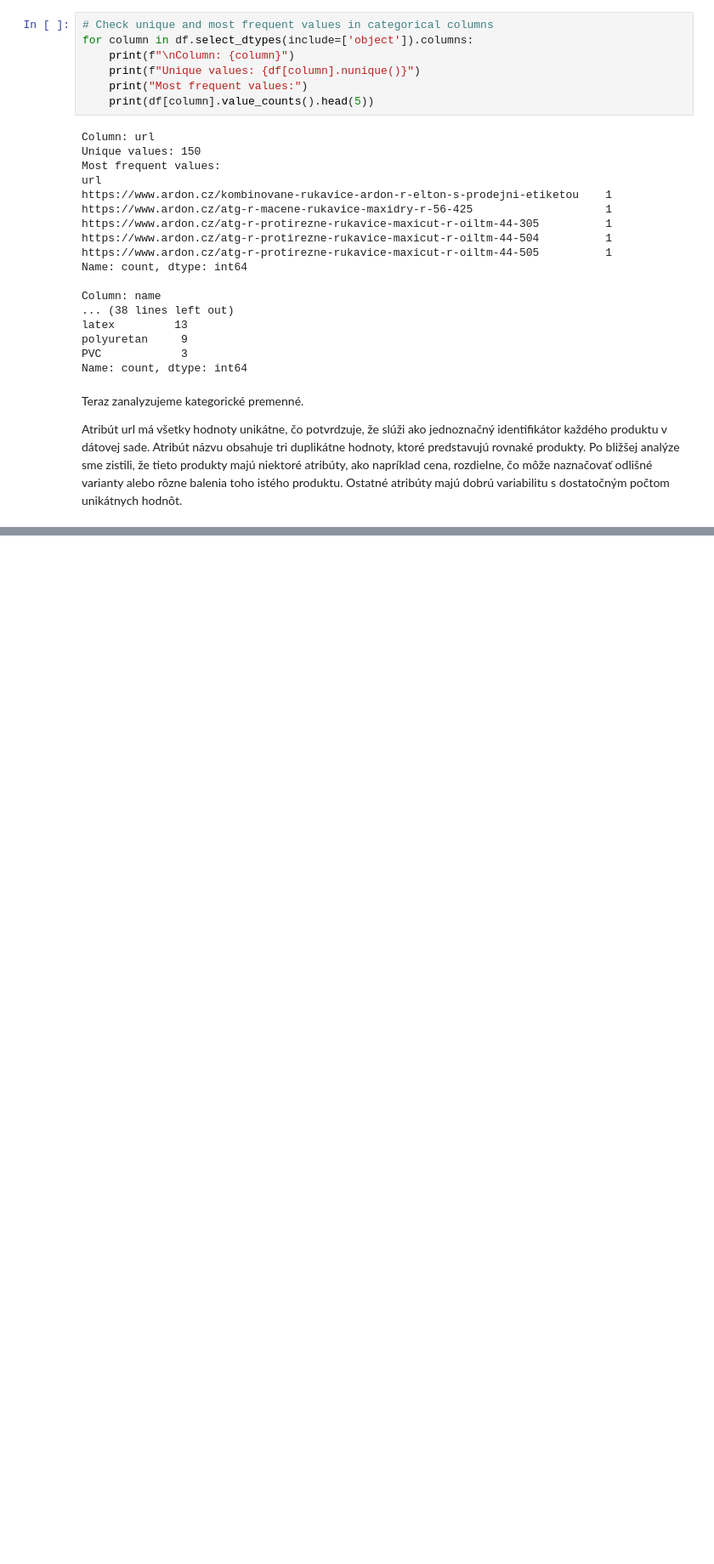
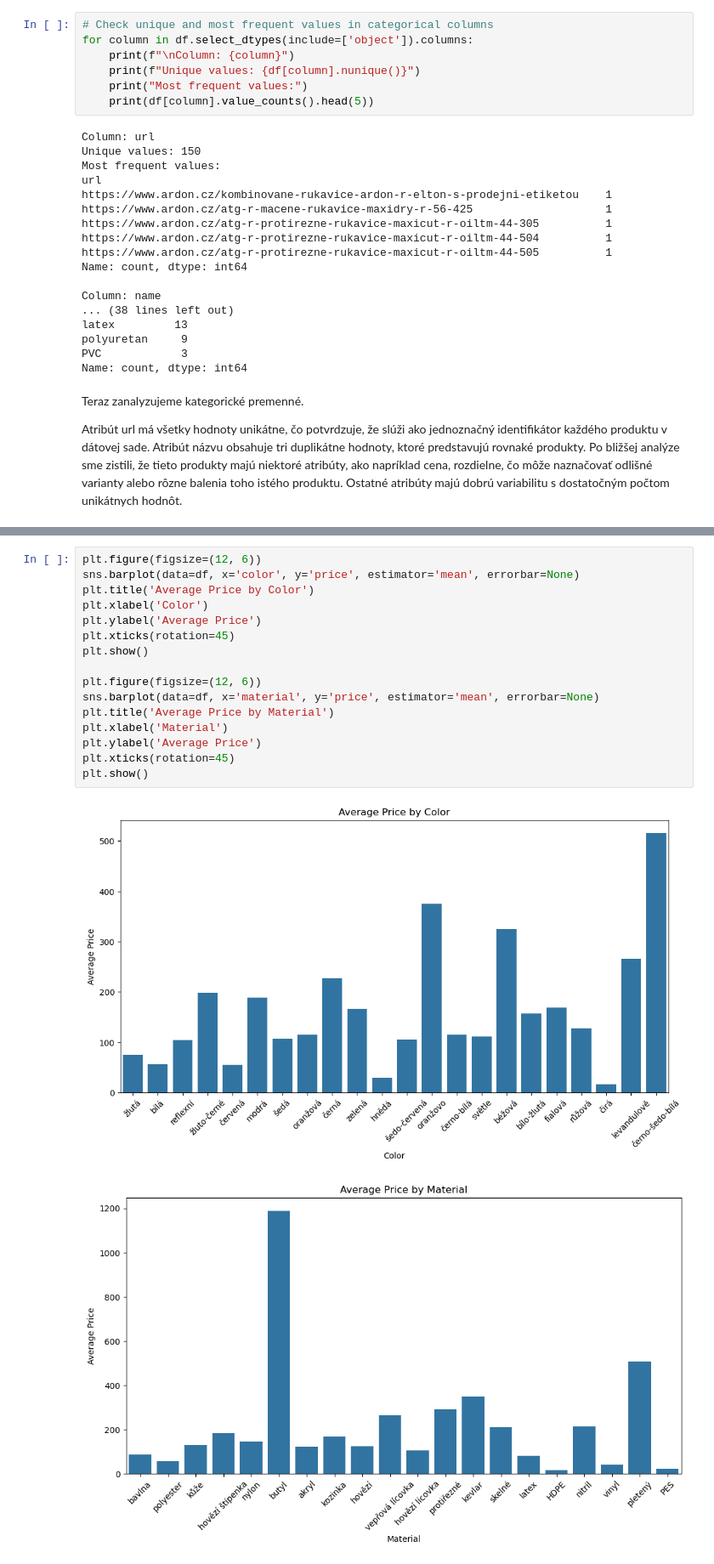
Before and after one commit to Adam-K2/upa-project, a Jupyter notebook: projekt_3/upa_3.ipynb, the cells around one changed output, grey strips where cells are left out. Shown at 85% size. Drawn from its saved outputs; the diff is of its cells as text; blank space fills up the shorter version.

```diff
--- a/projekt_3/upa_3.ipynb
+++ b/projekt_3/upa_3.ipynb
@@ -147,0 +229,19 @@ plt.show()
+# %%
+plt.figure(figsize=(12, 6))
+sns.barplot(data=df, x='color', y='price', estimator='mean', errorbar=None)
+plt.title('Average Price by Color')
+plt.xlabel('Color')
+plt.ylabel('Average Price')
+plt.xticks(rotation=45)
+plt.show()
+
+plt.figure(figsize=(12, 6))
+sns.barplot(data=df, x='material', y='price', estimator='mean', errorbar=None)
+plt.title('Average Price by Material')
+plt.xlabel('Material')
+plt.ylabel('Average Price')
+plt.xticks(rotation=45)
+plt.show()
+# %% [output]
+[figure, added]
+[figure, added]
```
Also changed, not shown: parts of 11 cells of this notebook.
